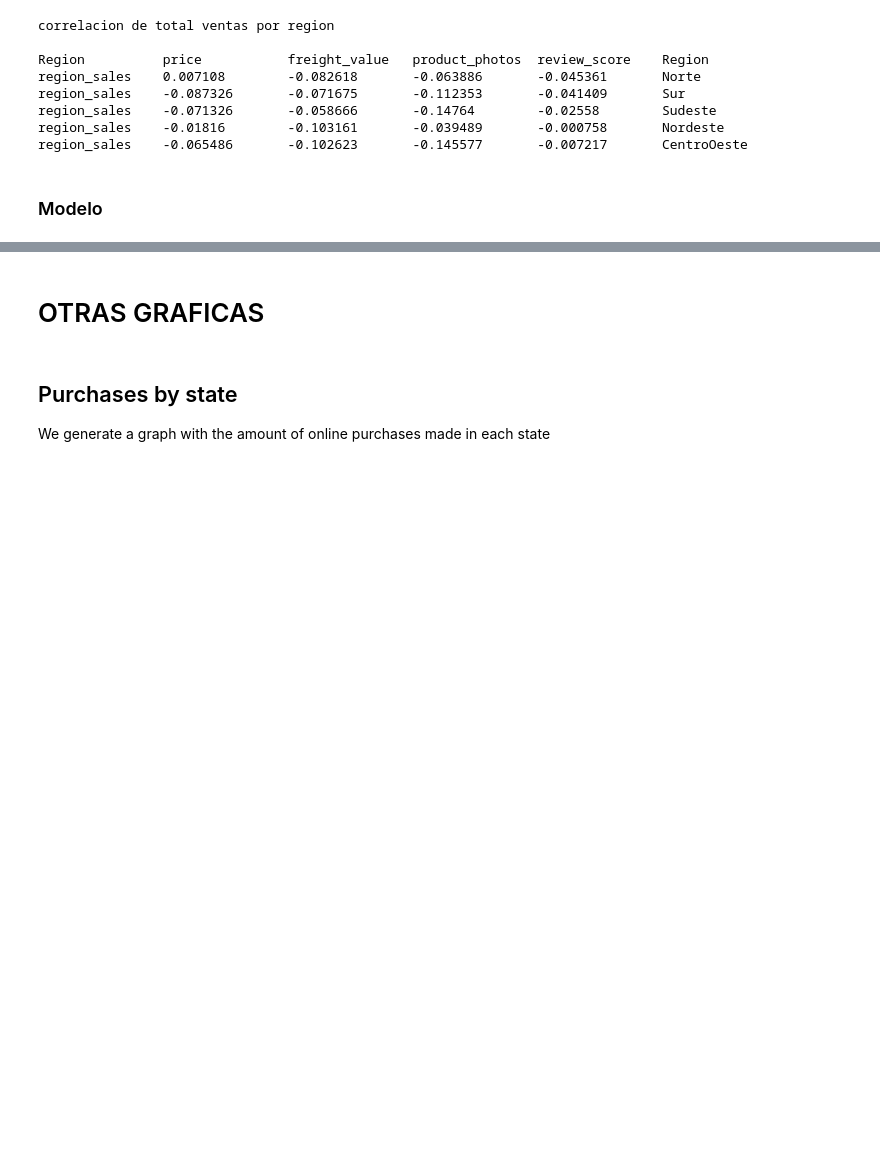
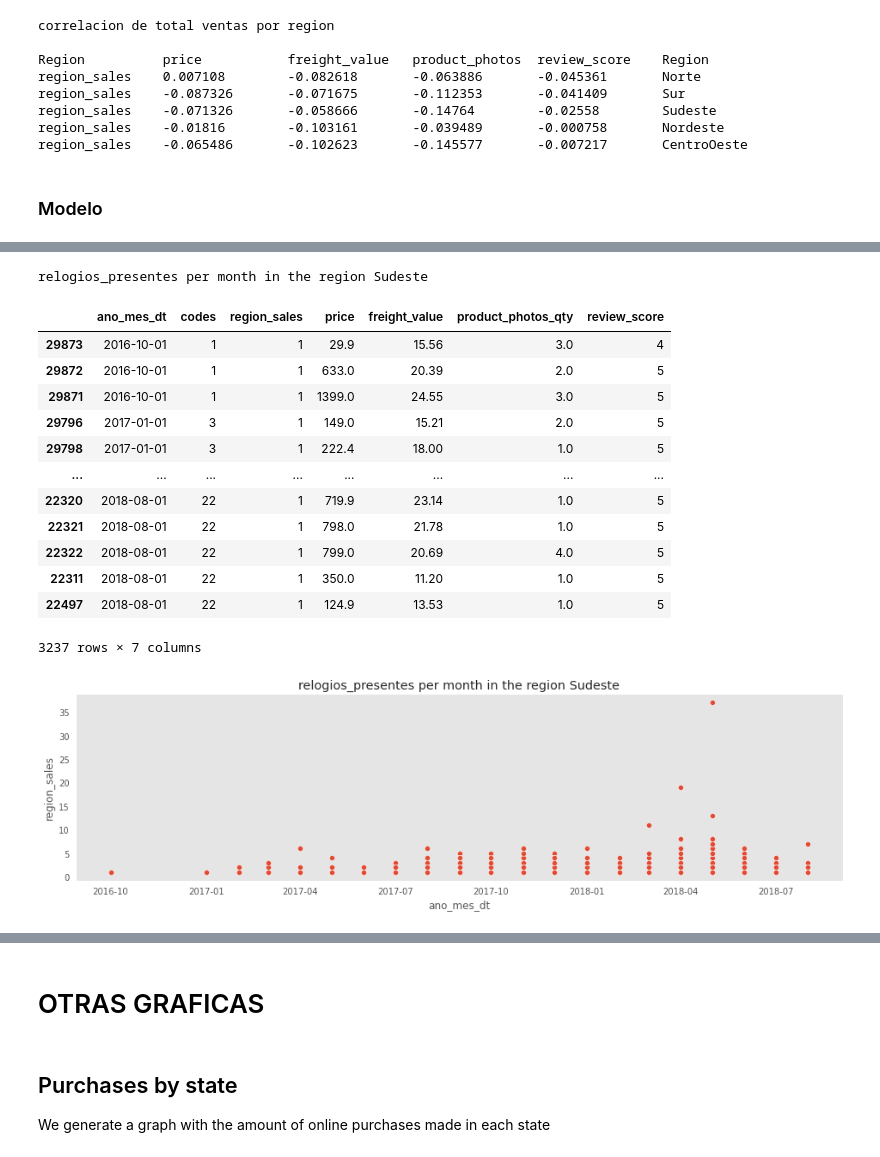
Before and after one commit to ximenarios/DS4AProject, a Jupyter notebook: brazilian_ecommerce_final.ipynb, the cells around one changed output, grey strips where cells are left out. Cells and saved outputs as stored; diff of their text form; code cells hidden in the pictures; blank space fills up the shorter version.

```diff
--- a/brazilian_ecommerce_final.ipynb
+++ b/brazilian_ecommerce_final.ipynb
@@ -366,0 +370,30 @@ Notes:
+# %%
+item=0
+R='Sudeste'
+plt.figure(figsize=(16, 4))
+aux=df[(df['regions']==R)][['product_category_name',"ano_mes_dt","codes",'price', 'freight_value', 'product_photos_qty','review_score','regions']]
+aux=aux.groupby(['product_category_name',"ano_mes_dt","codes",'price', 'freight_value', 'product_photos_qty','review_score']).size().to_frame().rename(columns={0:'region_sales'}).sort_values('region_sales', ascending=False).reset_index()
+listaP=list(aux["product_category_name"].unique())
+aux=aux[(aux["product_category_name"]==listaP[item])][["ano_mes_dt","codes",'region_sales','price', 'freight_value', 'product_photos_qty','review_score']].sort_values('ano_mes_dt', ascending=True)
+ax=sns.scatterplot(x='ano_mes_dt', y='region_sales', data=aux)
+#plt.xticks(rotation=90)
+ax.set_title(listaP[item]+' per month in the region '+R)
+ax.grid()
+print(listaP[item]+' per month in the region',R)
+aux
+# %% [output]
+relogios_presentes per month in the region Sudeste
+|  | ano_mes_dt | codes | region_sales | price | freight_value | product_photos_qty | review_score |
+| 29873 | 2016-10-01 | 1 | 1 | 29.9 | 15.56 | 3.0 | 4 |
+| 29872 | 2016-10-01 | 1 | 1 | 633.0 | 20.39 | 2.0 | 5 |
+| 29871 | 2016-10-01 | 1 | 1 | 1399.0 | 24.55 | 3.0 | 5 |
+| 29796 | 2017-01-01 | 3 | 1 | 149.0 | 15.21 | 2.0 | 5 |
+| 29798 | 2017-01-01 | 3 | 1 | 222.4 | 18.00 | 1.0 | 5 |
+| ... | ... | ... | ... | ... | ... | ... | ... |
+| 22320 | 2018-08-01 | 22 | 1 | 719.9 | 23.14 | 1.0 | 5 |
+| 22321 | 2018-08-01 | 22 | 1 | 798.0 | 21.78 | 1.0 | 5 |
+| 22322 | 2018-08-01 | 22 | 1 | 799.0 | 20.69 | 4.0 | 5 |
+| 22311 | 2018-08-01 | 22 | 1 | 350.0 | 11.20 | 1.0 | 5 |
+| 22497 | 2018-08-01 | 22 | 1 | 124.9 | 13.53 | 1.0 | 5 |
+3237 rows × 7 columns
+[figure, added]
```
Also changed, not shown: parts of 14 cells of this notebook.
